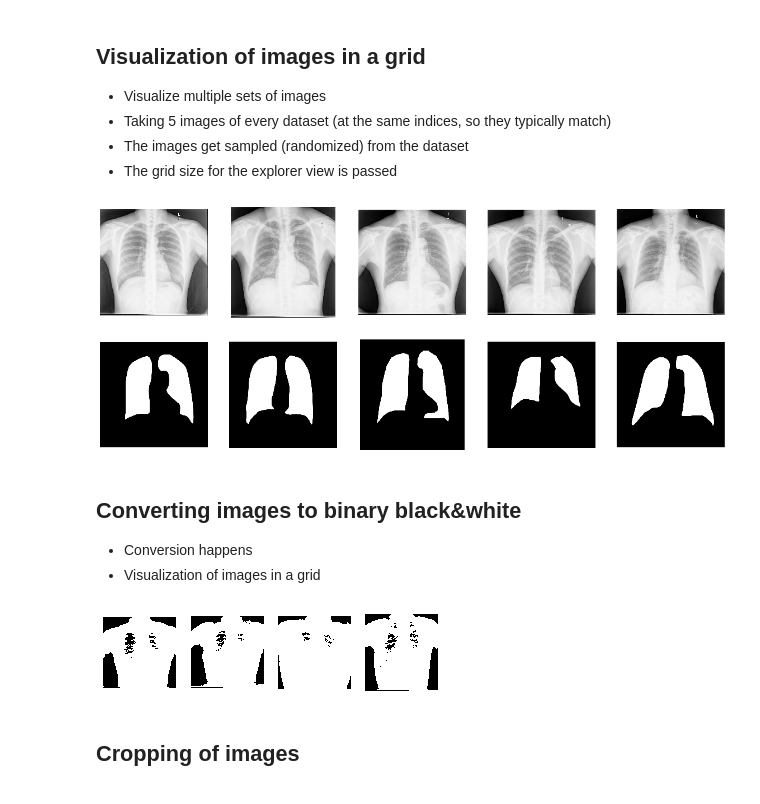
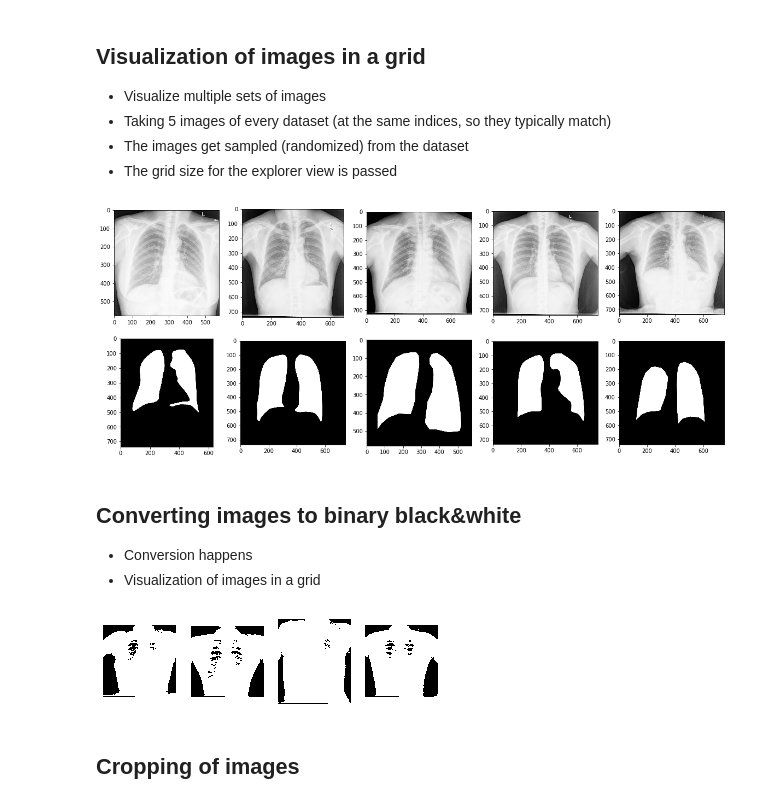
Before and after one commit to arcus-azure/arcus.ml, a Jupyter notebook: samples/images_operations.ipynb, the cells around one changed output. Drawn from its saved outputs; the diff is of its cells as text; code cells hidden in the pictures.

```diff
--- a/samples/images_operations.ipynb
+++ b/samples/images_operations.ipynb
@@ -25,19 +25,19 @@ masks = io.load_images('../tests/resources/images/lungmasks', max_images=10, con
 - The images get sampled (randomized) from the dataset
 - The grid size for the explorer view is passed
 # %%
-explorer.visualize({'lungs': lungs, 'masks': masks}, image_count=5, randomize=True, grid_size=(20, 8))
+explorer.visualize({'lungs': lungs, 'masks': masks}, image_count=5, randomize=True, grid_size=(20, 8), hide_grid=False)
 # %% [output]
-[figure, old version]
+[figure, new version]
 # %% [markdown]
 ## Converting images to binary black&white
 
 - Conversion happens
 - Visualization of images in a grid
 # %%
-bw_lungs = conversion.to_blackwhite(lungs)
+bw_lungs = conversion.to_blackwhite(lungs, threshold=128)
 explorer.visualize({'bw': bw_lungs}, 4)
 # %% [output]
-[figure, old version]
+[figure, new version]
 # %% [markdown]
 ## Cropping of images
 # %%
```
Also changed, not shown: parts of 8 cells of this notebook, 3 other files.
